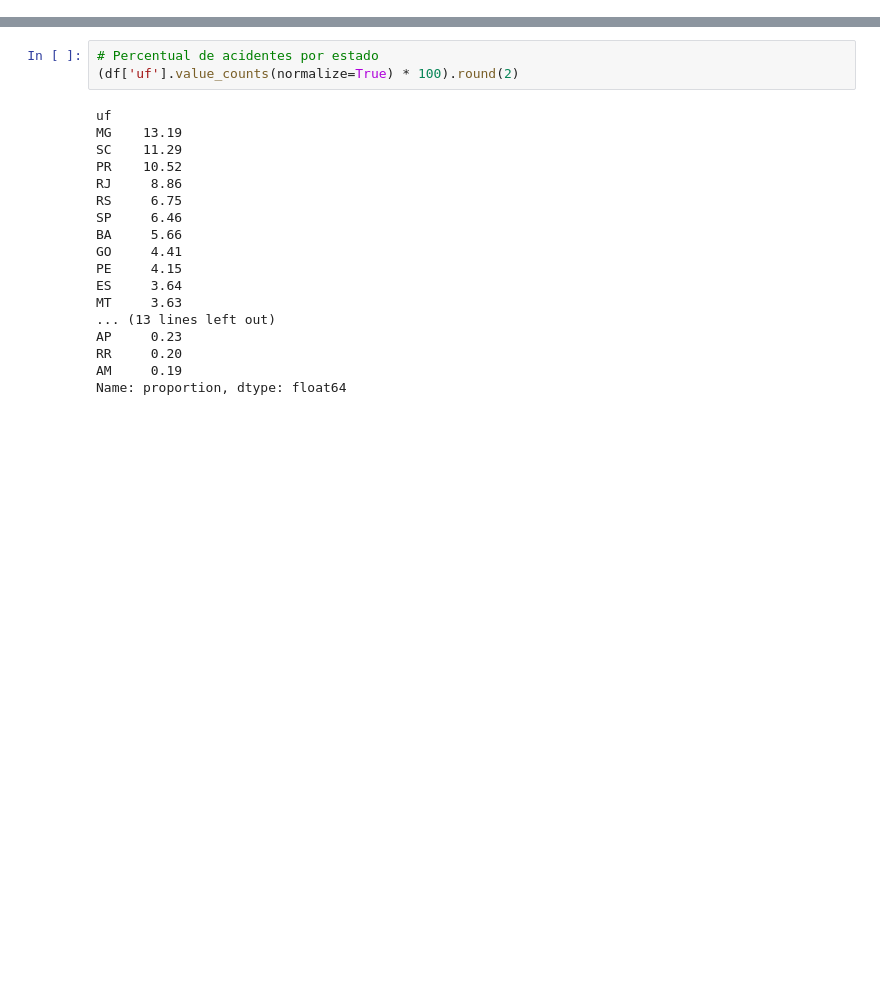
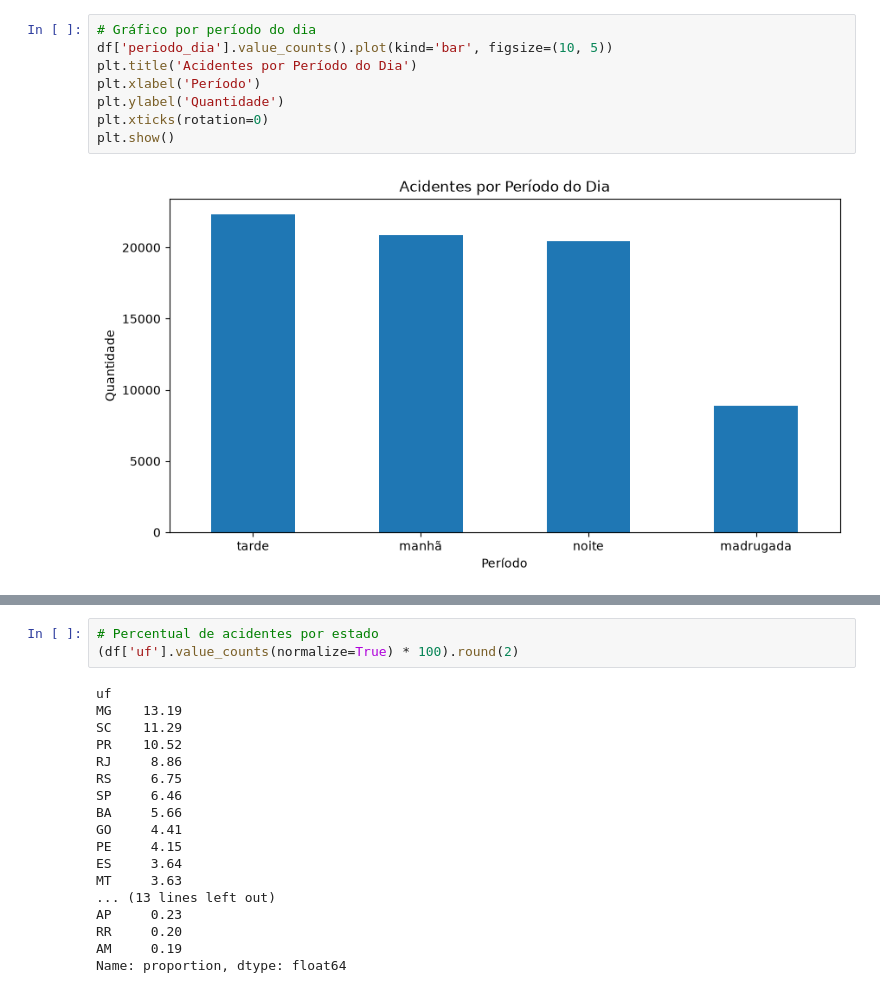
Before and after one commit to ajcasagrande-ship-it/projeto-final-ada, a Jupyter notebook: notebooks/analise.ipynb, the cells around one changed output, grey strips where cells are left out. Drawn from its saved outputs; the diff is of its cells as text; blank space fills up the shorter version.

Commit message:
análise 3 - grafico de acidentes por hora e periodo

```diff
--- a/notebooks/analise.ipynb
+++ b/notebooks/analise.ipynb
@@ -0,0 +8,10 @@
+# %%
+# Gráfico por período do dia
+df['periodo_dia'].value_counts().plot(kind='bar', figsize=(10, 5))
+plt.title('Acidentes por Período do Dia')
+plt.xlabel('Período')
+plt.ylabel('Quantidade')
+plt.xticks(rotation=0)
+plt.show()
+# %% [output]
+[figure, added]
```
Also changed, not shown: parts of 11 cells of this notebook.
